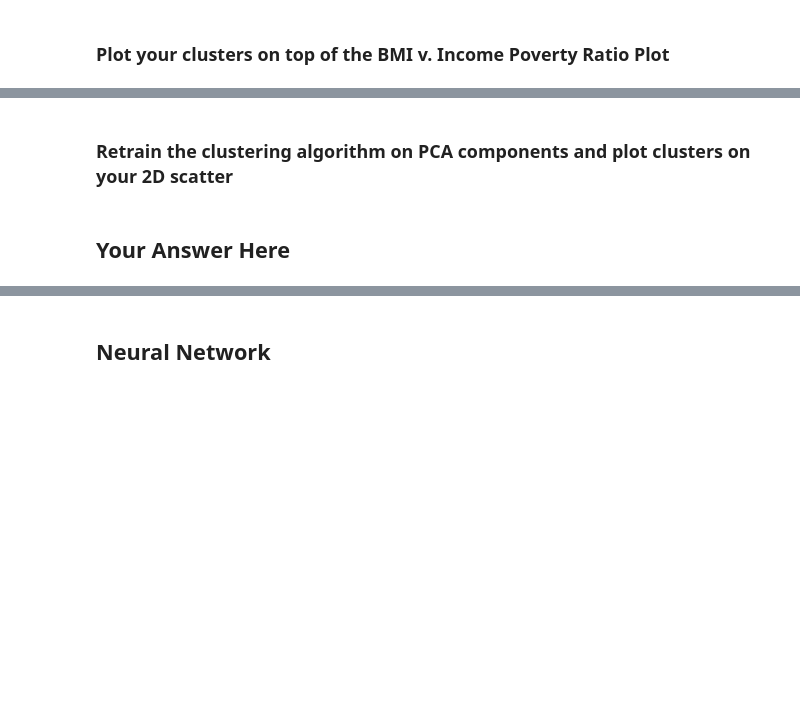
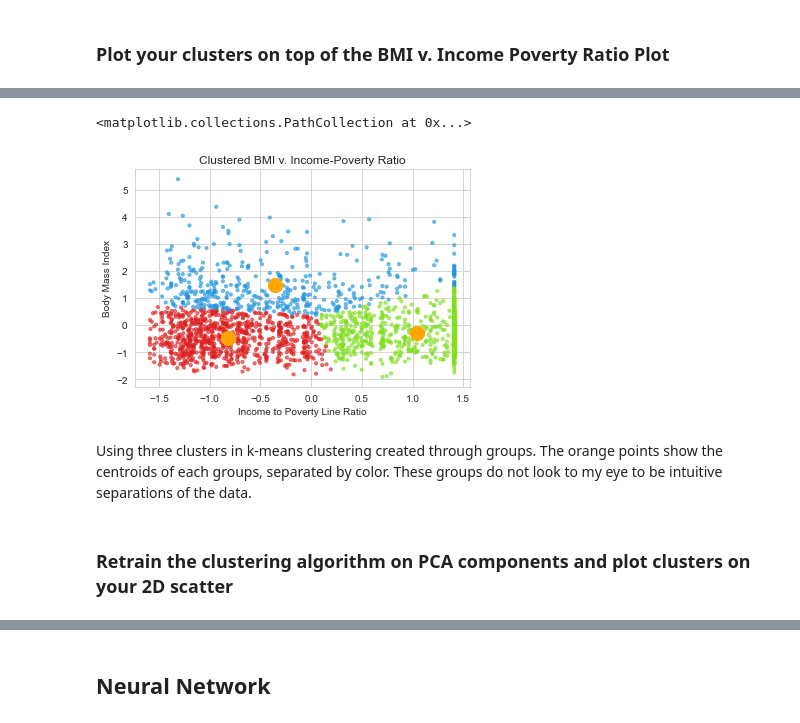
Before and after one commit to annettegailliot/CSS_Project4_Team8_Fall2022, a Jupyter notebook: Project 4 Students.ipynb, the cells around one changed output, grey strips where cells are left out. Cells and saved outputs as stored; diff of their text form; code cells hidden in the pictures; blank space fills up the shorter version.

```diff
--- a/Project 4 Students.ipynb
+++ b/Project 4 Students.ipynb
@@ -187,2 +205,37 @@ sns.scatterplot(x=plotting_df['PCA1'],
+# %%
+nhanes_scaled_pred = nhanes_scaled
+
+kmeans = KMeans(n_clusters = 3,                 # Set amount of clusters
+                init = 'k-means++',             # Initialization method for kmeans
+                max_iter = 300,                 # Maximum number of iterations
+                n_init = 10,                    # Choose how often algorithm will run with different centroid
+                random_state = 0)               # Choose random state for reproducibility
+
+nhanes_scaled_pred['cluster'] = kmeans.fit_predict(nhanes_scaled[['INDFMPIR', 'BMXBMI']])
+
+# get centroids
+centroids = kmeans.cluster_centers_
+cen_x = [i[0] for i in centroids]
+cen_y = [i[1] for i in centroids]
+## add to df
+nhanes_scaled_pred['cen_x'] = nhanes_scaled_pred.cluster.map({0:cen_x[0], 1:cen_x[1], 2:cen_x[2]})
+nhanes_scaled_pred['cen_y'] = nhanes_scaled_pred.cluster.map({0:cen_y[0], 1:cen_y[1], 2:cen_y[2]})
+# define and map colors
+colors = ['#DF2020', '#81DF20', '#2095DF']
+nhanes_scaled_pred['c'] = nhanes_scaled_pred.cluster.map({0:colors[0], 1:colors[1], 2:colors[2]})
+
+plt.title("Clustered BMI v. Income-Poverty Ratio")
+plt.xlabel("Income to Poverty Line Ratio")
+plt.ylabel("Body Mass Index")
+plt.scatter(nhanes_scaled_pred.INDFMPIR, nhanes_scaled_pred.BMXBMI, c=nhanes_scaled_pred.c, alpha = 0.6, s=10)
+plt.scatter(kmeans.cluster_centers_[:, 0],
+            kmeans.cluster_centers_[:, 1],
+            s=200,                             # Set centroid size
+            c='orange')                           # Set centroid color
+# %% [output]
+<matplotlib.collections.PathCollection at 0x...>
+[figure, added]
+# %% [markdown]
+Using three clusters in k-means clustering created through groups. The orange points show the centroids of each groups, separated by color. These groups do not look to my eye to be intuitive separations of the data.
 # %% [markdown]
 ### Retrain the clustering algorithm on PCA components and plot clusters on your 2D scatter
@@ -191,2 +241,0 @@ sns.scatterplot(x=plotting_df['PCA1'],
-# %% [markdown]
-## Your Answer Here
```
Also changed, not shown: parts of 21 cells of this notebook, 1 other file.
